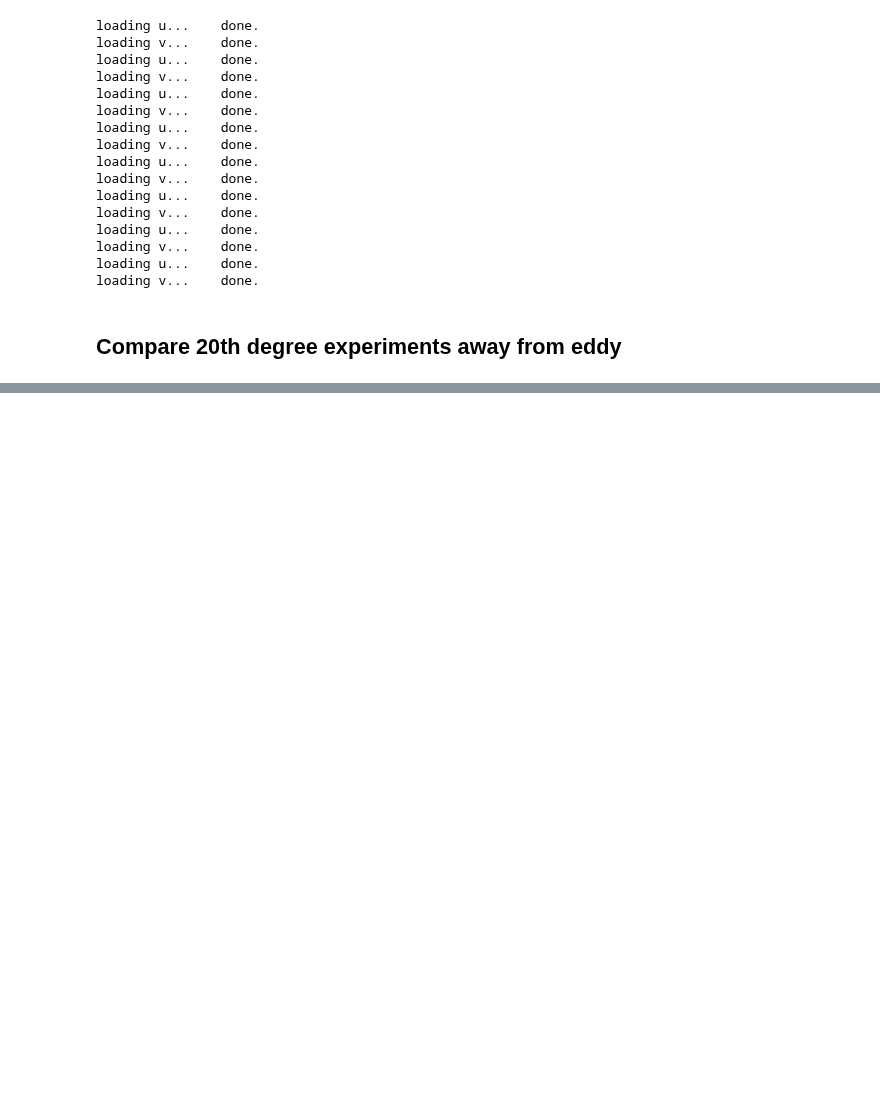
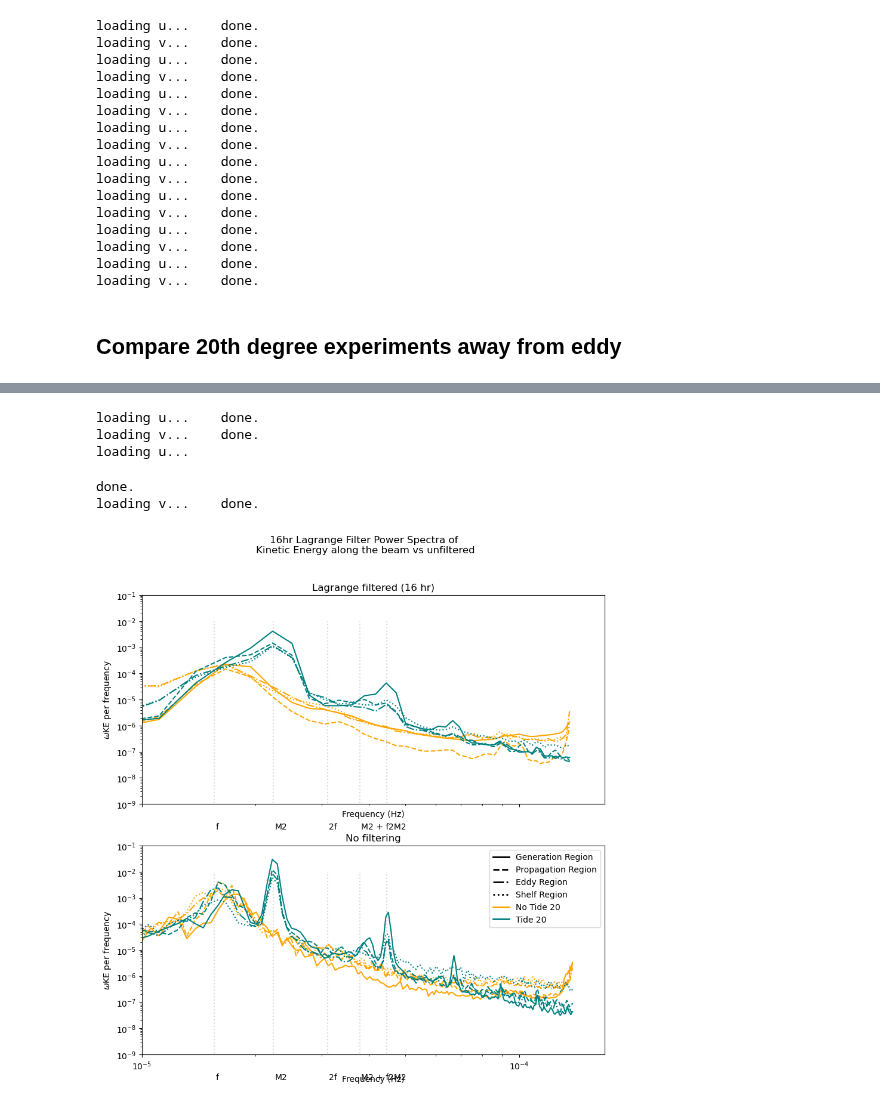
Before and after one commit to ashjbarnes/tasman-tides, a Jupyter notebook: notebooks/analysis/plot spectra.ipynb, the cells around one changed output, grey strips where cells are left out. Drawn from its saved outputs; the diff is of its cells as text; code cells hidden in the pictures; blank space fills up the shorter version.

```diff
--- a/notebooks/analysis/plot spectra.ipynb
+++ b/notebooks/analysis/plot spectra.ipynb
@@ -300,0 +347,66 @@ ps_tidyup(ax[1],"Eddy Absent")
+# %%
+
+lfiltered = {
+    "No Tide 20":{
+        "expt":"notide-20",
+        "time":25700
+    },
+    "Tide 20":{
+        "expt":"full-20",
+        "time":62655
+    }
+}
+
+raw = {
+    "No Tide 20":{
+        "expt":"notide-20",
+        "time":25700
+    },
+    "Tide 20":{
+        "expt":"full-20",
+        "time":62655
+    }
+}
+
+lfiltered = get_lfiltered_KE_spectrum(lfiltered)
+raw = get_KE_spectrum(raw)
+# %% [output]
+loading u...    done.
+loading v...    done.
+loading u...
+done.
+loading v...    done.
+# %%
+fig,ax = plt.subplots(2,1,figsize = (10,10),sharex=True)
+from matplotlib.lines import Line2D
+
+cmap = plt.get_cmap('Dark2')
+colours = ["orange","teal","purple"]
+
+legend_elements = [
+    Line2D([0], [0], color="black", lw=2, label='Generation Region'),
+    Line2D([0], [0], color="black", linestyle="dashed",lw=2, label='Propagation Region'),
+    Line2D([0], [0], color="black", linestyle="dashdot",lw=2, label='Eddy Region'),
+    Line2D([0], [0], color="black", linestyle="dotted",lw=2, label='Shelf Region'),
+]
+
+for i,data in enumerate([lfiltered,raw]):
+    for j,d in enumerate(data):
+        # Loop over each data selection
+        KE = data[d]
+        plot_power_spectrum(SelectRegion(KE.isel(zl = slice(0,20)),"gen"),ax[i],colours[j])
+        plot_power_spectrum(SelectRegion(KE.isel(zl = slice(0,20)),"prop"),ax[i],colours[j],linestyle = "dashed")
+        plot_power_spectrum(SelectRegion(KE.isel(zl = slice(0,20)),"eddy"),ax[i],colours[j],linestyle = "dashdot")
+        plot_power_spectrum(SelectRegion(KE.isel(zl = slice(0,20)),"shelf"),ax[i],colours[j],linestyle = "dotted")
+        if i == 0:
+            legend_elements.append(Line2D([0], [0], color=colours[j], lw=2, label=d))
+
+ax[0].set_xlim(1e-5,None)
+ax[0].set_ylim(1e-9,1e-1)
+ax[1].set_ylim(1e-9,1e-1)
+ax[1].legend(handles=legend_elements,loc = "upper right")
+fig.suptitle("16hr Lagrange Filter Power Spectra of \nKinetic Energy along the beam vs unfiltered")
+ps_tidyup(ax[0],"Lagrange filtered (16 hr)")
+ps_tidyup(ax[1],"No filtering")
+# %% [output]
+[figure, added]
```
Also changed, not shown: parts of 7 cells of this notebook, 2 other files.
